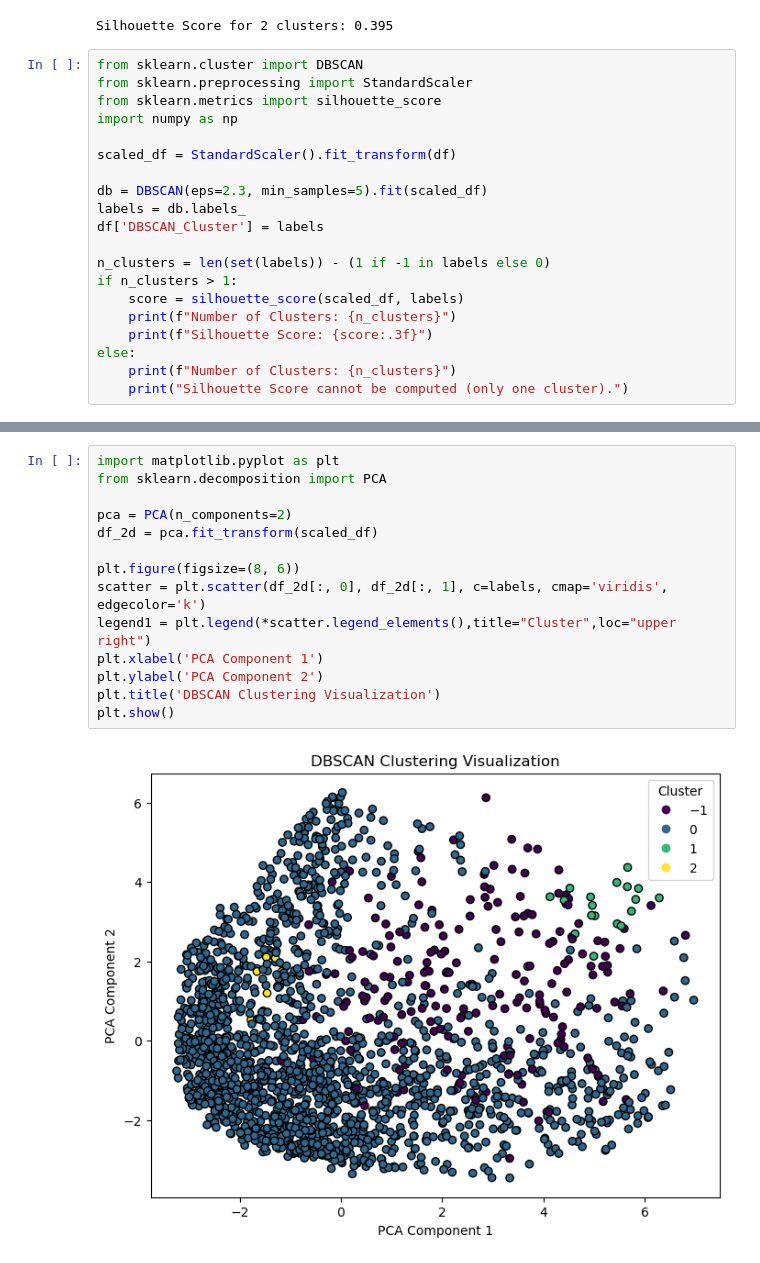
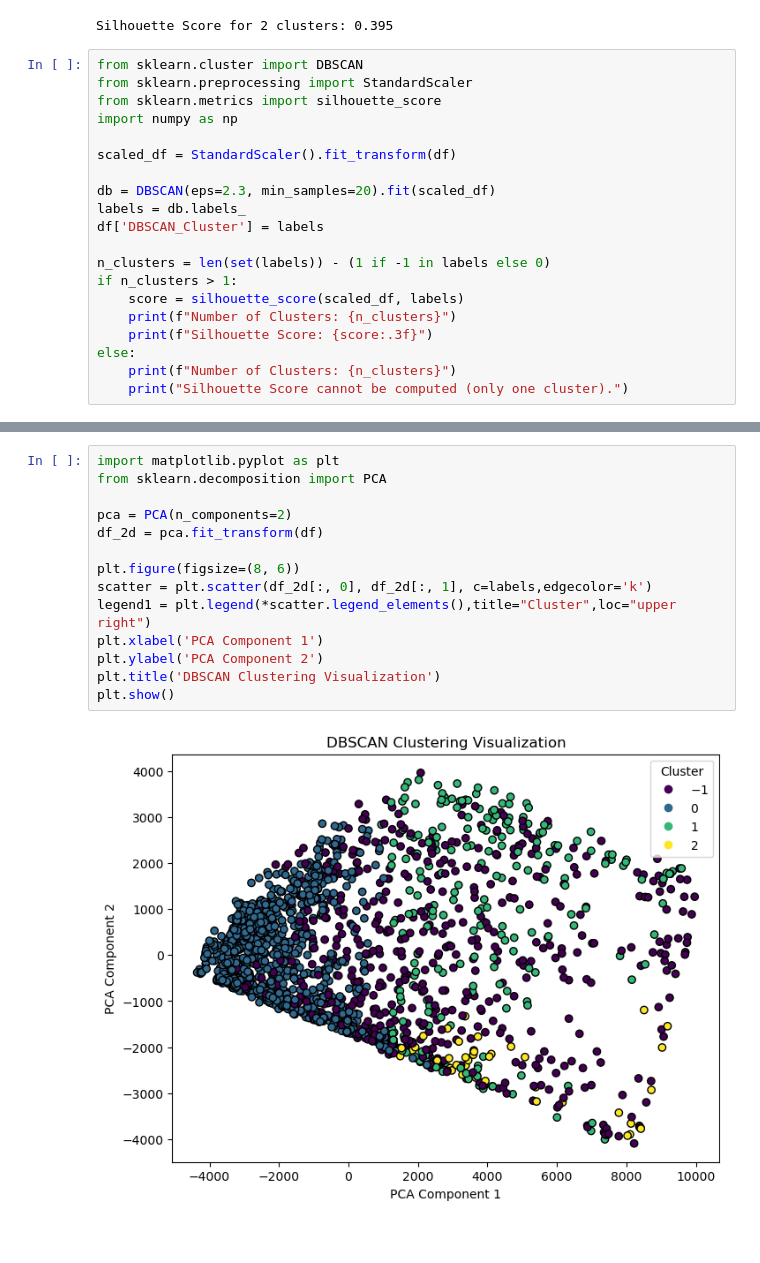
Before and after one commit to kavinkumartk/clustering-task, a Jupyter notebook: clustering.ipynb, the cells around one changed output, grey strips where cells are left out. Cells and saved outputs as stored; diff of their text form.

```diff
--- a/clustering.ipynb
+++ b/clustering.ipynb
@@ -128,7 +126,7 @@ import numpy as np
 
 scaled_df = StandardScaler().fit_transform(df)
 
-db = DBSCAN(eps=2.3, min_samples=5).fit(scaled_df)
+db = DBSCAN(eps=2.3, min_samples=20).fit(scaled_df)
 labels = db.labels_
 df['DBSCAN_Cluster'] = labels
 
@@ -161,19 +144,19 @@ plt.show()
 # %%
 import matplotlib.pyplot as plt
 from sklearn.decomposition import PCA
 
 pca = PCA(n_components=2)
-df_2d = pca.fit_transform(scaled_df)
+df_2d = pca.fit_transform(df)
 
 plt.figure(figsize=(8, 6))
-scatter = plt.scatter(df_2d[:, 0], df_2d[:, 1], c=labels, cmap='viridis', edgecolor='k')
+scatter = plt.scatter(df_2d[:, 0], df_2d[:, 1], c=labels,edgecolor='k')
 legend1 = plt.legend(*scatter.legend_elements(),title="Cluster",loc="upper right")
 plt.xlabel('PCA Component 1')
 plt.ylabel('PCA Component 2')
 plt.title('DBSCAN Clustering Visualization')
 plt.show()
 # %% [output]
-[figure, old version]
+[figure, new version]
 # %% [markdown]
 | Algorithm    | Number of Clusters | Silhouette Score | Notes                                   |
 | ------------ | ------------------ | ---------------- | --------------------------------------  |
```
Also changed, not shown: parts of 9 cells of this notebook, 2 other files.
